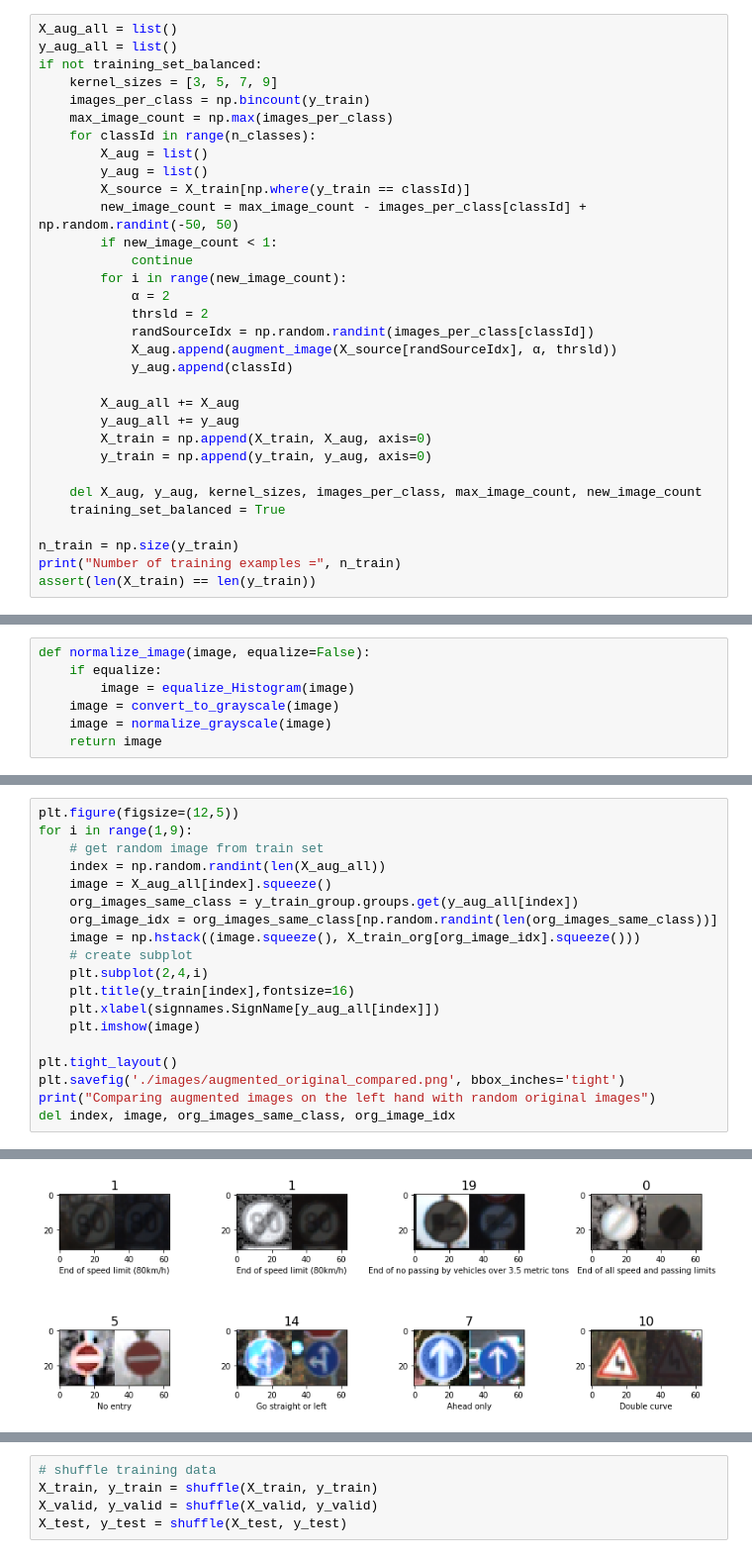
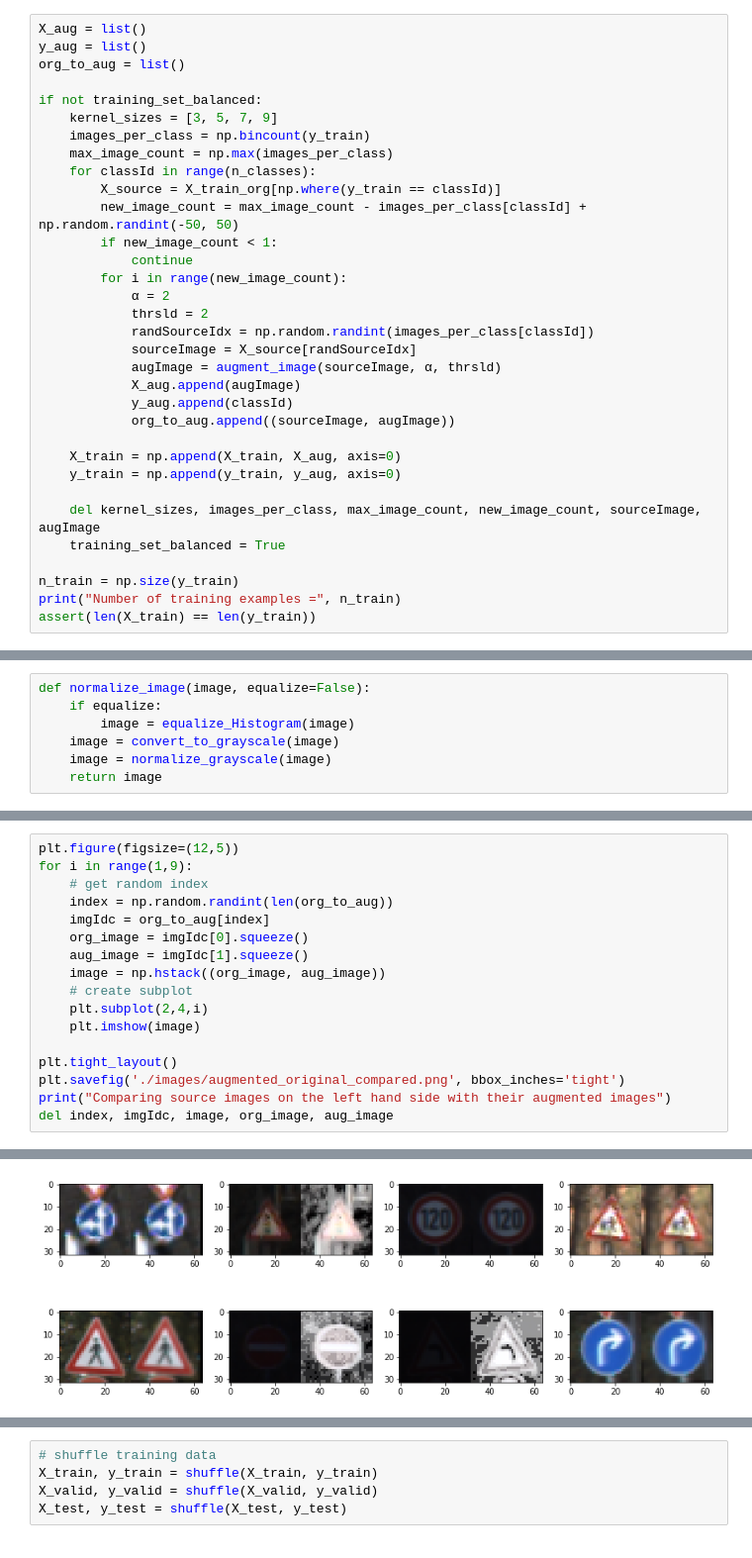
Before and after one commit to SiRi13/CarND-Traffic-Sign-Classifier-Project, a Jupyter notebook: Traffic_Sign_Classifier.ipynb, the cells around one changed output, grey strips where cells are left out. Shown at 99% size. Cells and saved outputs as stored; diff of their text form.

```diff
--- a/Traffic_Sign_Classifier.ipynb
+++ b/Traffic_Sign_Classifier.ipynb
@@ -266,14 +264,14 @@ def augment_image(image, α=1, x=1, k=3):
 # %%
-X_aug_all = list()
-y_aug_all = list()
+X_aug = list()
+y_aug = list()
+org_to_aug = list()
+
 if not training_set_balanced:
     kernel_sizes = [3, 5, 7, 9]
     images_per_class = np.bincount(y_train)
     max_image_count = np.max(images_per_class)
     for classId in range(n_classes):
-        X_aug = list()
-        y_aug = list()
-        X_source = X_train[np.where(y_train == classId)]
+        X_source = X_train_org[np.where(y_train == classId)]
         new_image_count = max_image_count - images_per_class[classId] + np.random.randint(-50, 50)
         if new_image_count < 1:
             continue
@@ -281,15 +279,16 @@ if not training_set_balanced:
             α = 2
             thrsld = 2
             randSourceIdx = np.random.randint(images_per_class[classId])
-            X_aug.append(augment_image(X_source[randSourceIdx], α, thrsld))
+            sourceImage = X_source[randSourceIdx]
+            augImage = augment_image(sourceImage, α, thrsld)
+            X_aug.append(augImage)
             y_aug.append(classId)
+            org_to_aug.append((sourceImage, augImage))
 
-        X_aug_all += X_aug
-        y_aug_all += y_aug
-        X_train = np.append(X_train, X_aug, axis=0)
-        y_train = np.append(y_train, y_aug, axis=0)
+    X_train = np.append(X_train, X_aug, axis=0)
+    y_train = np.append(y_train, y_aug, axis=0)
 
-    del X_aug, y_aug, kernel_sizes, images_per_class, max_image_count, new_image_count
+    del kernel_sizes, images_per_class, max_image_count, new_image_count, sourceImage, augImage
     training_set_balanced = True
 
 n_train = np.size(y_train)
@@ -382,20 +416,18 @@ plt.savefig('./images/mean_of_sets.png', bbox_inches='tight')
 # %%
 plt.figure(figsize=(12,5))
 for i in range(1,9):
-    # get random image from train set
-    index = np.random.randint(len(X_aug_all))
-    image = X_aug_all[index].squeeze()
-    org_images_same_class = y_train_group.groups.get(y_aug_all[index])
-    org_image_idx = org_images_same_class[np.random.randint(len(org_images_same_class))]
-    image = np.hstack((image.squeeze(), X_train_org[org_image_idx].squeeze()))
+    # get random index
+    index = np.random.randint(len(org_to_aug))
+    imgIdc = org_to_aug[index]
+    org_image = imgIdc[0].squeeze()
+    aug_image = imgIdc[1].squeeze()
+    image = np.hstack((org_image, aug_image))
     # create subplot
     plt.subplot(2,4,i)
-    plt.title(y_train[index],fontsize=16)
-    plt.xlabel(signnames.SignName[y_aug_all[index]])
     plt.imshow(image)
 
 plt.tight_layout()
 plt.savefig('./images/augmented_original_compared.png', bbox_inches='tight')
-print("Comparing augmented images on the left hand with random original images")
-del index, image, org_images_same_class, org_image_idx
+print("Comparing source images on the left hand side with their augmented images")
+del index, imgIdc, image, org_image, aug_image
 # %% [output]
@@ -403,4 +435,4 @@ Comparing augmented images on the left hand with random original images
-[figure, old version]
+[figure, new version]
 # %%
 plt.figure(figsize=(12,5))
 for i in range(1, 12, 2):
```
Also changed, not shown: parts of 47 cells of this notebook, 3 other files.
